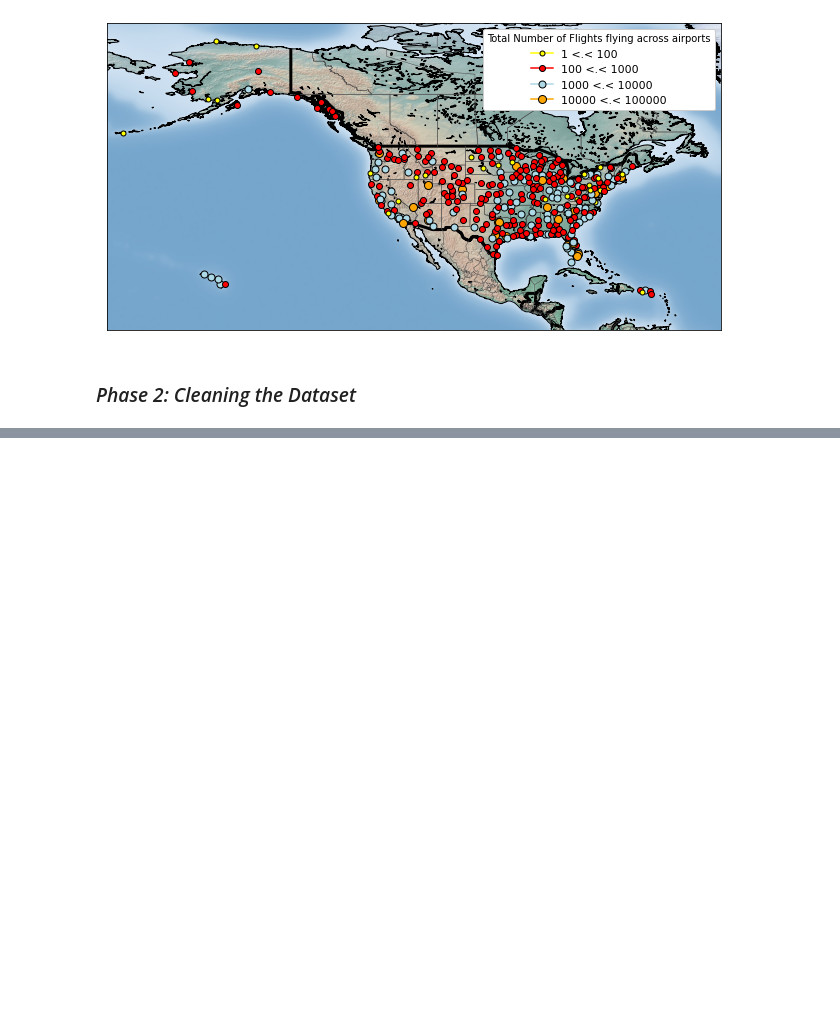
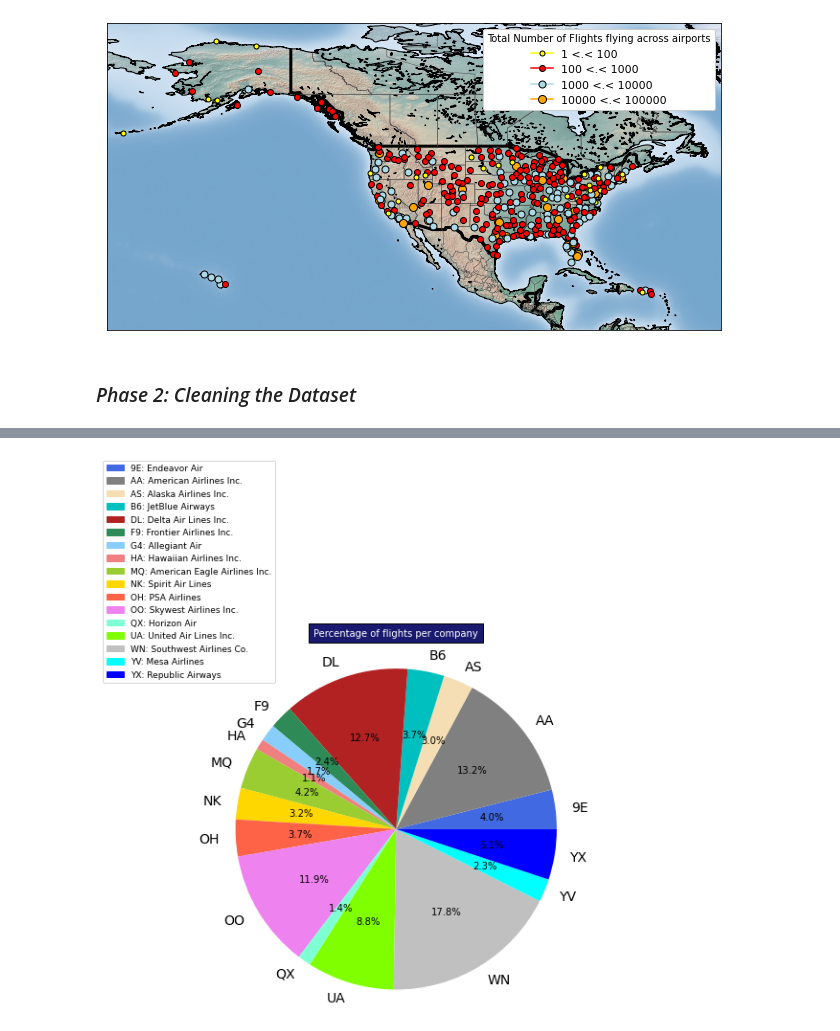
Before and after one commit to Ramachandranmu/Flight_Data, a Jupyter notebook: Flight_Data_Analysis.ipynb, the cells around one changed output, grey strips where cells are left out. Cells and saved outputs as stored; diff of their text form; code cells hidden in the pictures; blank space fills up the shorter version.

```diff
--- a/Flight_Data_Analysis.ipynb
+++ b/Flight_Data_Analysis.ipynb
@@ -137,0 +193,2 @@ plt.show()
+# %%
+df_flights = df_flights.drop(columns = flight_null_series.index.values.tolist())
@@ -137,0 +207,6 @@ plt.show()
+# %%
+columns_to_remove = ['tail_number', 'origincitymarketid', 'originairportseqid', 'originstatefips', 'originwac',
+                       'destairportseqid', 'destcitymarketid', 'deststatefips', 'destwac', 'depdelayminutes',
+                       'departuredelaygroups', 'deptimeblk', 'taxiout', 'wheelsoff', 'wheelson', 'taxiin',
+                       'arrdelayminutes', 'arrivaldelaygroups', 'arrtimeblk']
+df_flights.drop(columns_to_remove, axis = 1, inplace = True)
@@ -137,0 +220,12 @@ plt.show()
+# %%
+airlines_names = pd.read_csv('airlines.csv')
+airlines_names = airlines_names.set_index('IATA_CODE')
+airlines_names_dict = airlines_names['AIRLINE'].to_dict()
+# %%
+#function get_details accepts a groupby object and returns a dictionary with the details of each airline
+def get_details(group):
+    return {'flight_count': group.count(), 'min_delay': group.min(), 'max_delay': group.max(), 'avg_delay': group.mean()}
+
+grouped_departure_delay_by_airline = df_flights['depdelay'].groupby(df_flights['reporting_airline'])
+df_airline_stats = grouped_departure_delay_by_airline.apply(get_details).unstack()
+df_airline_stats
@@ -137,0 +252,23 @@ plt.show()
+# %%
+colors = ['royalblue', 'grey', 'wheat', 'c', 'firebrick', 'seagreen', 'lightskyblue',
+          'lightcoral', 'yellowgreen', 'gold', 'tomato', 'violet', 'aquamarine', 'chartreuse', 'silver', 'cyan', 'blue']
+fig = plt.figure(1, figsize=(16,15))
+gs=GridSpec(2,2)
+ax1=fig.add_subplot(gs[0,0])
+patches, texts, autotexts = ax1.pie(sizes, labels = labels, shadow=False, autopct='%1.1f%%', colors=colors, radius=2)
+for i in range(len(airlines_names_dict)):
+    texts[i].set_fontsize(14)
+ax1.axis('equal')
+ax1.set_title('Percentage of flights per company', bbox={'facecolor':'midnightblue', 'pad':5},
+              color = 'w',fontsize=10, pad=16)
+
+legend_list = []
+for i in range(len(airlines_names_dict)):
+    legend_list.append(mpatches.Patch(color=colors[i],
+            label = df_airline_stats.index[i] + ': ' + airlines_names_dict[df_airline_stats.index[i]]))
+ax1.legend(handles=legend_list, bbox_to_anchor=(0.2, 0.9), fontsize = 9)
+ax1.axis('equal')
+
+plt.show()
+# %% [output]
+[figure, added]
```
Also changed, not shown: parts of 24 cells of this notebook.
